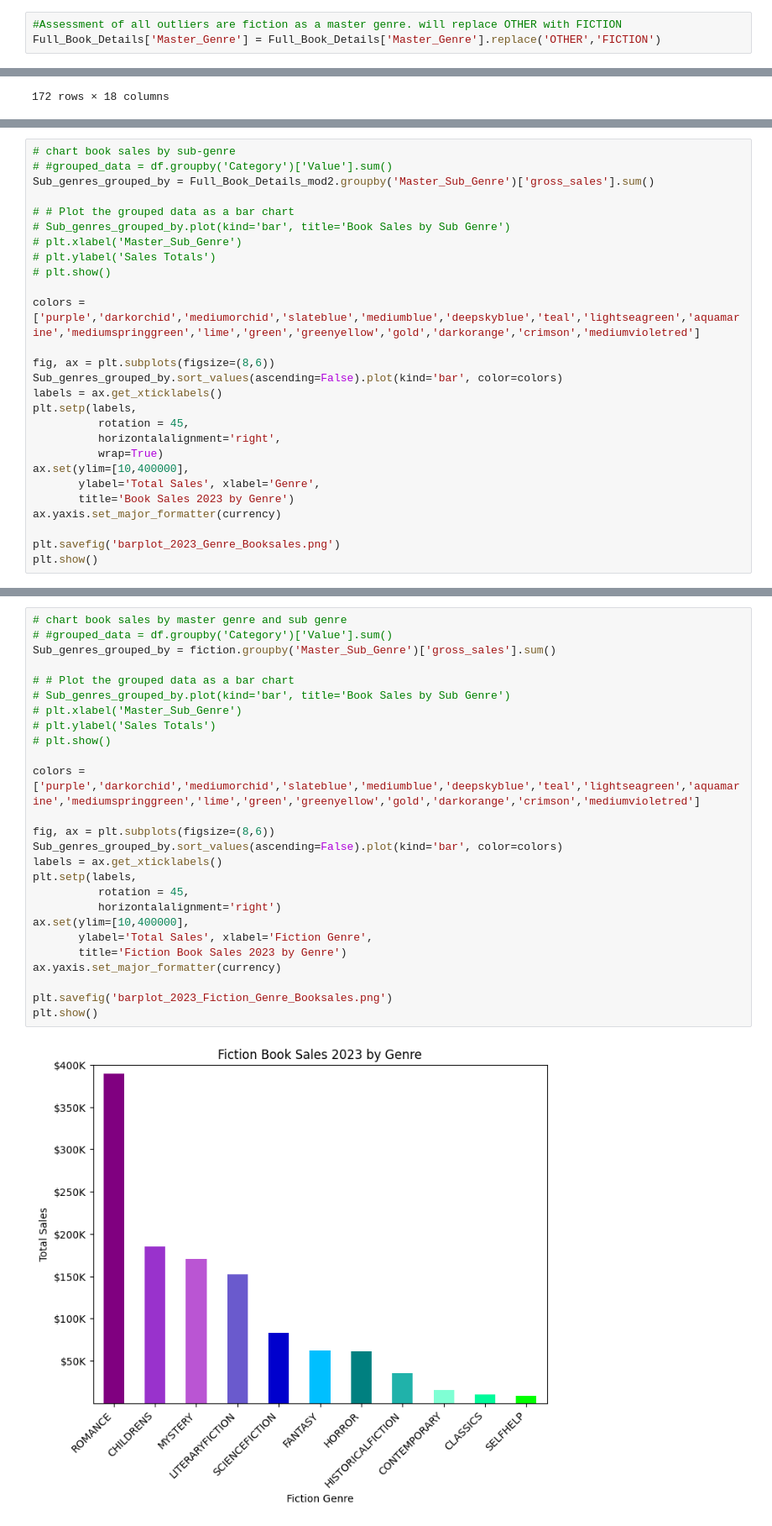
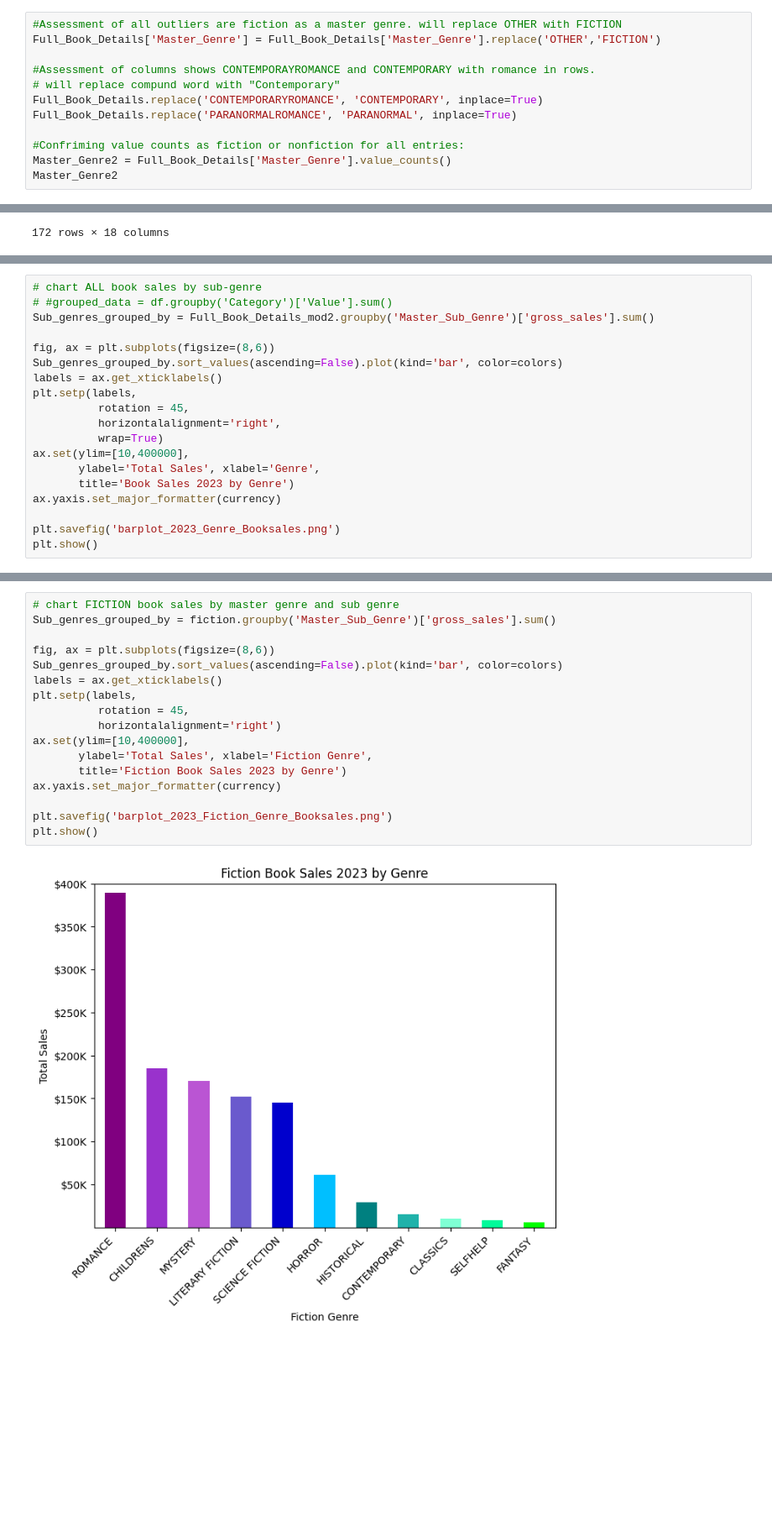
Before and after one commit to ammabe1/Publish-Me---Release-Assistant, a Jupyter notebook: Publish_Me Release_Assistant.ipynb, the cells around one changed output, grey strips where cells are left out. Shown at 84% size. Saved outputs shown, nothing was run; the diff lists cells and outputs as text; blank space fills up the shorter version.

```diff
--- a/Publish_Me Release_Assistant.ipynb
+++ b/Publish_Me Release_Assistant.ipynb
@@ -358,3 +366,12 @@ rows_with_value
 # %%
 #Assessment of all outliers are fiction as a master genre. will replace OTHER with FICTION
 Full_Book_Details['Master_Genre'] = Full_Book_Details['Master_Genre'].replace('OTHER','FICTION')
+
+#Assessment of columns shows CONTEMPORAYROMANCE and CONTEMPORARY with romance in rows.
+# will replace compund word with "Contemporary"
+Full_Book_Details.replace('CONTEMPORARYROMANCE', 'CONTEMPORARY', inplace=True)
+Full_Book_Details.replace('PARANORMALROMANCE', 'PARANORMAL', inplace=True)
+
+#Confriming value counts as fiction or nonfiction for all entries:
+Master_Genre2 = Full_Book_Details['Master_Genre'].value_counts()
+Master_Genre2
@@ -1163,16 +1093,8 @@ SELFHELP              15770.84
 Name: gross_sales, dtype: float64
 # %%
-# chart book sales by sub-genre
+# chart ALL book sales by sub-genre
 # #grouped_data = df.groupby('Category')['Value'].sum()
 Sub_genres_grouped_by = Full_Book_Details_mod2.groupby('Master_Sub_Genre')['gross_sales'].sum()
-
-# # Plot the grouped data as a bar chart
-# Sub_genres_grouped_by.plot(kind='bar', title='Book Sales by Sub Genre')
-# plt.xlabel('Master_Sub_Genre')
-# plt.ylabel('Sales Totals')
-# plt.show()
-
-colors = ['purple','darkorchid','mediumorchid','slateblue','mediumblue','deepskyblue','teal','lightseagreen','aquamarine','mediumspringgreen','lime','green','greenyellow','gold','darkorange','crimson','mediumvioletred']
 
 fig, ax = plt.subplots(figsize=(8,6))
 Sub_genres_grouped_by.sort_values(ascending=False).plot(kind='bar', color=colors)
@@ -1209,28 +1115,19 @@ Name: gross_sales, dtype: float64
 # %%
-# chart book sales by master genre and sub genre
-# #grouped_data = df.groupby('Category')['Value'].sum()
+# chart FICTION book sales by master genre and sub genre
 Sub_genres_grouped_by = fiction.groupby('Master_Sub_Genre')['gross_sales'].sum()
-
-# # Plot the grouped data as a bar chart
-# Sub_genres_grouped_by.plot(kind='bar', title='Book Sales by Sub Genre')
-# plt.xlabel('Master_Sub_Genre')
-# plt.ylabel('Sales Totals')
-# plt.show()
-
-colors = ['purple','darkorchid','mediumorchid','slateblue','mediumblue','deepskyblue','teal','lightseagreen','aquamarine','mediumspringgreen','lime','green','greenyellow','gold','darkorange','crimson','mediumvioletred']
 
 fig, ax = plt.subplots(figsize=(8,6))
 Sub_genres_grouped_by.sort_values(ascending=False).plot(kind='bar', color=colors)
 labels = ax.get_xticklabels()
 plt.setp(labels,
           rotation = 45,
           horizontalalignment='right')
 ax.set(ylim=[10,400000],
        ylabel='Total Sales', xlabel='Fiction Genre',
        title='Fiction Book Sales 2023 by Genre')
 ax.yaxis.set_major_formatter(currency)
 
 plt.savefig('barplot_2023_Fiction_Genre_Booksales.png')
 plt.show()
 # %% [output]
-[figure, old version]
+[figure, new version]
```
Also changed, not shown: parts of 52 cells of this notebook, 1 other file.
